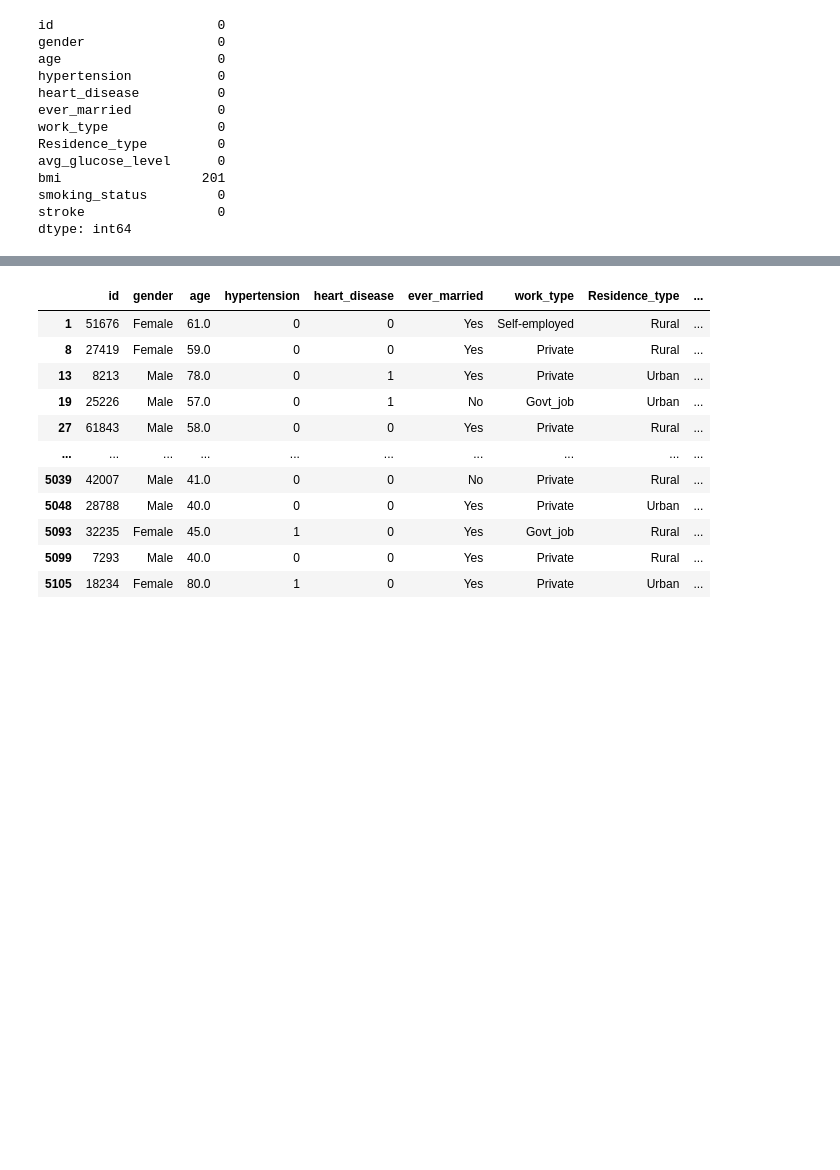
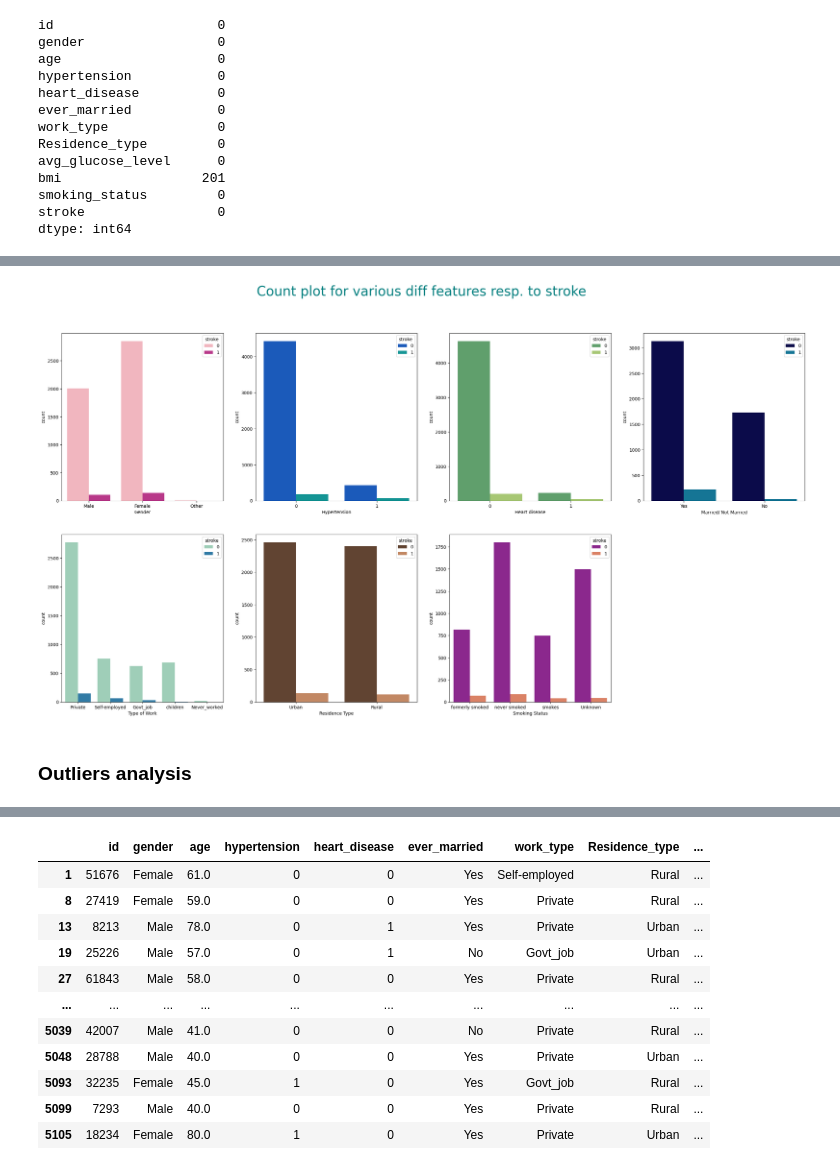
Before and after one commit to Flxp49/ds-stroke-analysis, a Jupyter notebook: notebook.ipynb, the cells around one changed output, grey strips where cells are left out. Saved outputs shown, nothing was run; the diff lists cells and outputs as text; code cells hidden in the pictures; blank space fills up the shorter version.

```diff
--- a/notebook.ipynb
+++ b/notebook.ipynb
@@ -75,0 +128,32 @@ dtype: int64
+# %%
+fig, ax = plt.subplots(2, 4, figsize = (30, 15))
+ax[1, 3].axis('off')
+
+plt.suptitle('Count plot for various diff features resp. to stroke', fontsize = 30, color= 'teal')
+
+ax1 = sns.countplot(x ='gender', data= data, ax= ax[0, 0], palette= 'RdPu', hue="stroke")
+ax1.set(xlabel = 'Gender')
+
+ax2 = sns.countplot(x ='hypertension', data= data, ax= ax[0, 1], palette= 'winter', hue="stroke")
+ax2.set(xlabel = 'Hypertension')
+
+ax3 = sns.countplot(x ='heart_disease', data= data, ax= ax[0, 2], palette= 'summer', hue="stroke")
+ax3.set(xlabel = 'Heart disease')
+
+ax4 = sns.countplot(x ='ever_married', data= data, ax= ax[0, 3], palette= 'ocean', hue="stroke")
+ax4.set(xlabel = 'Married/ Not Married')
+
+ax5 = sns.countplot(x ='work_type', data= data, ax= ax[1, 0], palette= 'YlGnBu', hue="stroke")
+ax5.set(xlabel = 'Type of Work')
+
+ax6 = sns.countplot(x ='Residence_type', data= data, ax= ax[1, 1], palette= 'copper', hue="stroke")
+ax6.set(xlabel = 'Residence Type')
+
+ax7 = sns.countplot(x ='smoking_status', data= data, ax= ax[1, 2], palette= 'plasma', hue="stroke")
+ax7.set(xlabel = 'Smoking Status')
+
+plt.show()
+# %% [output]
+[figure, added]
+# %% [markdown]
+### Outliers analysis
```
Also changed, not shown: parts of 20 cells of this notebook.
